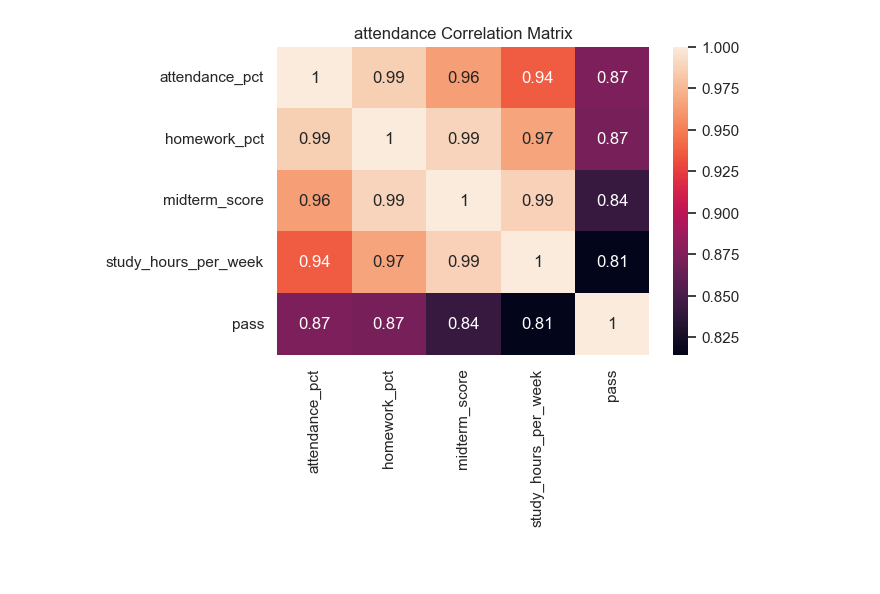
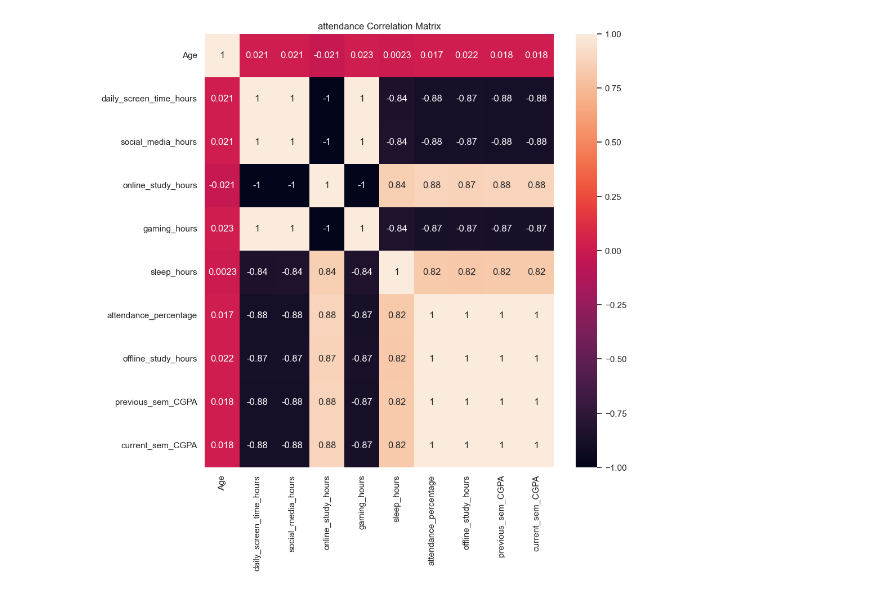
Before and after one commit to ASD-AlG/MACHINE-LEARNING-LAB, a Jupyter notebook: display.ipynb, the cells around one changed output. Drawn from its saved outputs; the diff is of its cells as text; code cells hidden in the pictures; blank space fills up the shorter version.

```diff
--- a/display.ipynb
+++ b/display.ipynb
@@ -6,7 +6,7 @@ import matplotlib.pyplot as mplt
 import seaborn as sbrn
 from mpl_toolkits.mplot3d import Axes3D
 sbrn.set()
-df = pd.read_csv("Pass-Fail data.csv")
+df = pd.read_csv("Student_Performance_2026.csv")
 # %%
 #desplay all data
 df.head(-1)
@@ -155,7 +197,7 @@ mplt.show()
 # %%
-mplt.figure(figsize=(6,4))
-sbrn.heatmap(df[['attendance_pct','homework_pct','midterm_score','study_hours_per_week','pass']].corr(), annot=True)
+mplt.figure(figsize=(10,10))
+sbrn.heatmap(df[['Age','daily_screen_time_hours','social_media_hours','online_study_hours','gaming_hours','sleep_hours','attendance_percentage','offline_study_hours','previous_sem_CGPA','current_sem_CGPA']].corr(), annot=True)
 mplt.title("attendance Correlation Matrix")
 mplt.show()
 # %% [output]
-[figure, old version]
+[figure, new version]
```
Also changed, not shown: parts of 21 cells of this notebook, 2 other files.
